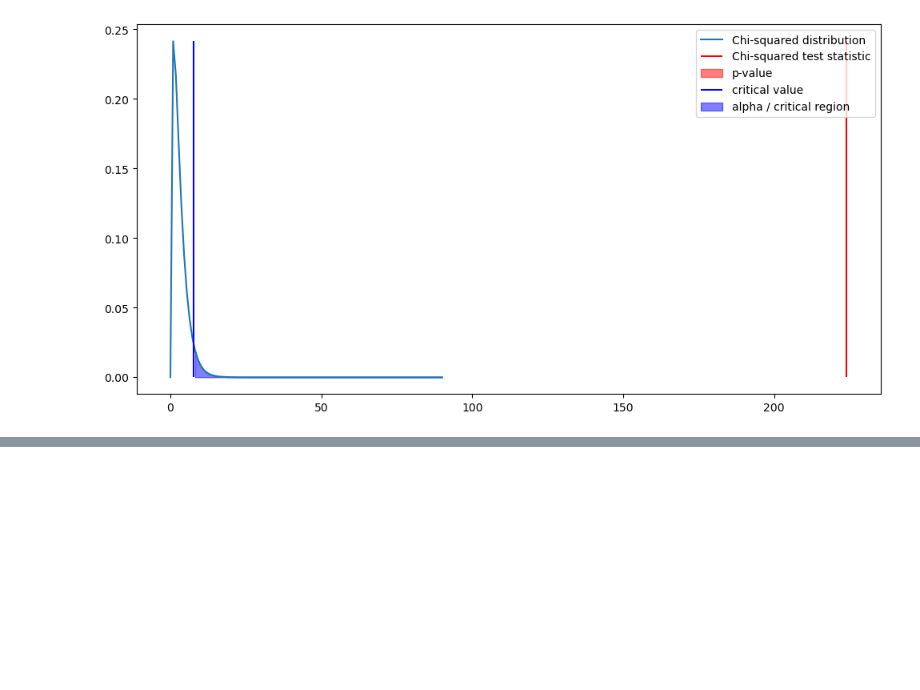
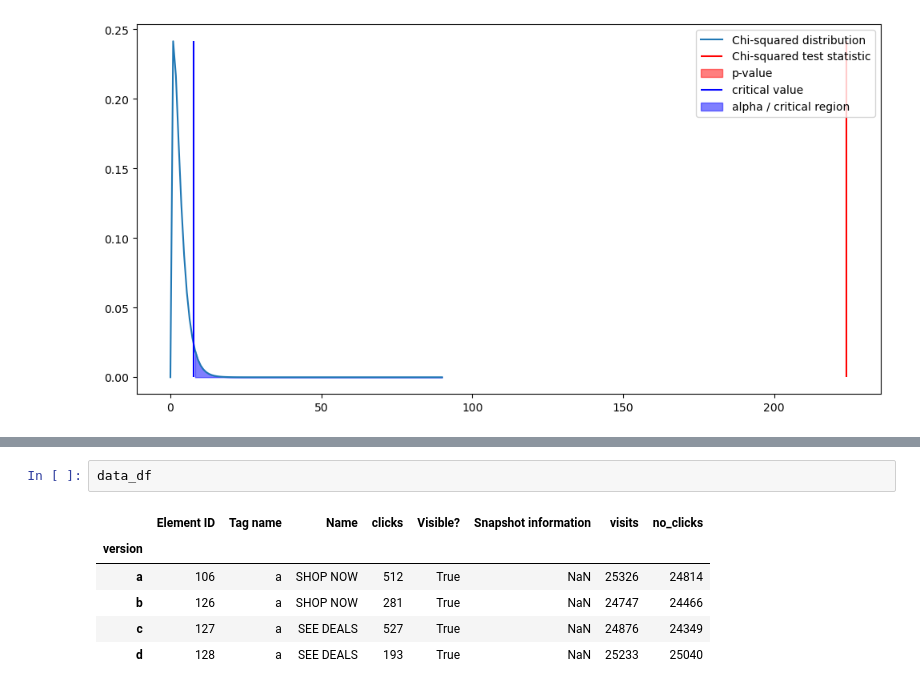
Before and after one commit to Cooljoe67/a_b_testing_notebooks, a Jupyter notebook: Eniac_a_b_test_solution.ipynb, the cells around one changed output, grey strips where cells are left out. Saved outputs shown, nothing was run; the diff lists cells and outputs as text; blank space fills up the shorter version.

```diff
--- a/Eniac_a_b_test_solution.ipynb
+++ b/Eniac_a_b_test_solution.ipynb
@@ -103,0 +185,9 @@ plt.show()
+# %%
+data_df
+# %% [output]
+|  | Element ID | Tag name | Name | clicks | Visible? | Snapshot information | visits | no_clicks |
+| version |  |  |  |  |  |  |  |  |
+| a | 106 | a | SHOP NOW | 512 | True | NaN | 25326 | 24814 |
+| b | 126 | a | SHOP NOW | 281 | True | NaN | 24747 | 24466 |
+| c | 127 | a | SEE DEALS | 527 | True | NaN | 24876 | 24349 |
+| d | 128 | a | SEE DEALS | 193 | True | NaN | 25233 | 25040 |
```
Also changed, not shown: parts of 3 cells of this notebook.
